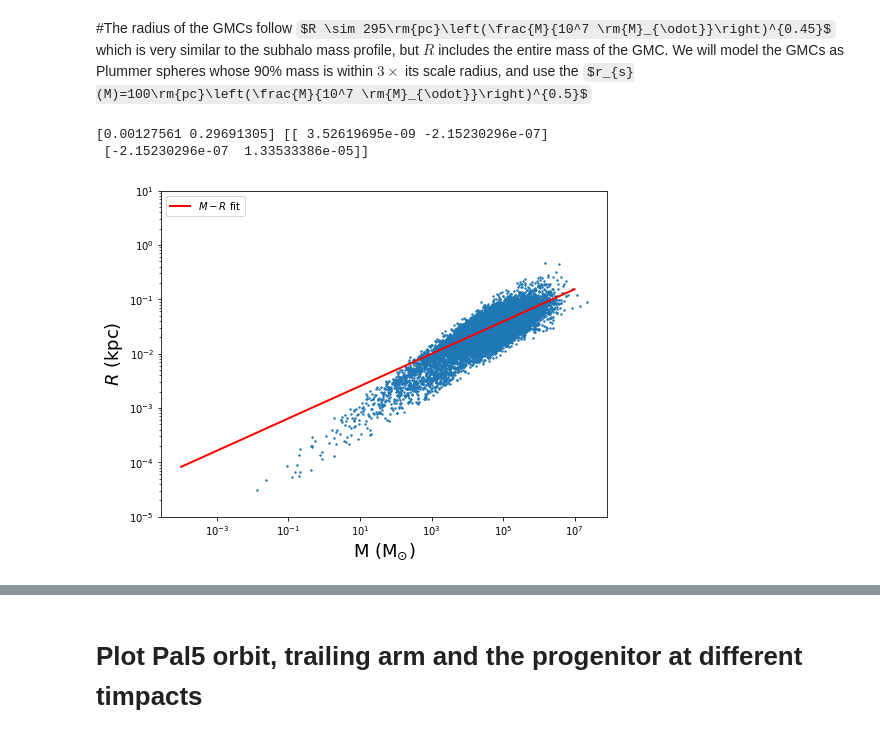
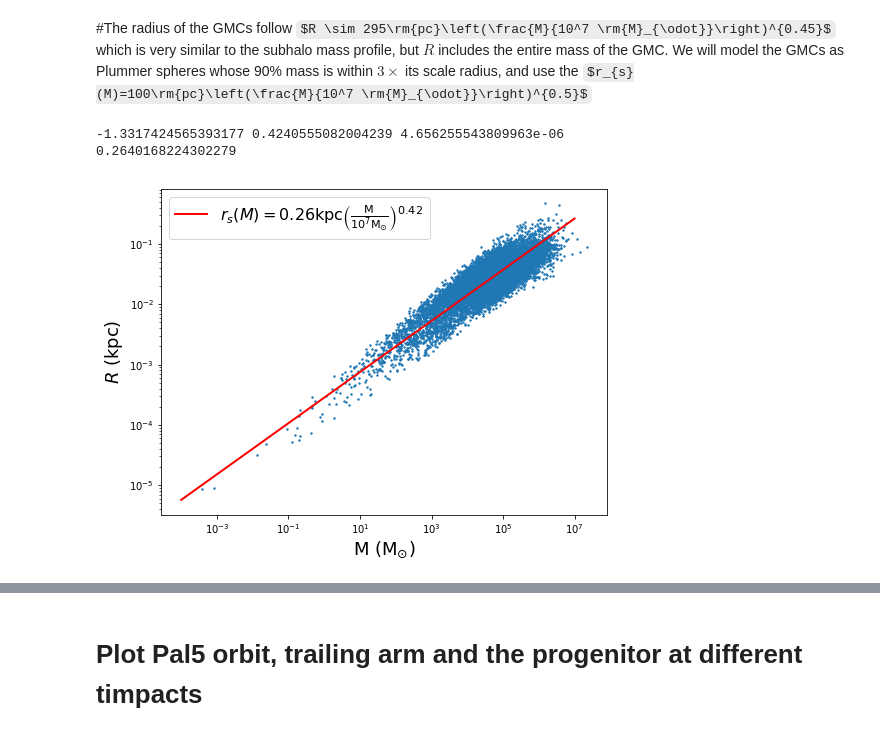
Before and after one commit to nbanik/Baryonic-effects-on-Pal5, a Jupyter notebook: molecular_clouds.ipynb, the cells around one changed output, grey strips where cells are left out. Saved outputs shown, nothing was run; the diff lists cells and outputs as text; code cells hidden in the pictures; some formulas as TeX source.

```diff
--- a/molecular_clouds.ipynb
+++ b/molecular_clouds.ipynb
@@ -112,28 +240,31 @@ R_all1,phi_all1,z_all1= lbd_to_galcencyl(l,b,D_all)
+# %%
+alpha, beta, bvar = leastsq(np.log(M_all/10**7.),np.log(Rs_all),method=3)
+
+print (alpha,beta,bvar)
+
+print (np.exp(alpha))
+# %% [output]
+-1.3317424565393177 0.4240555082004239 4.656255543809963e-06
+0.2640168224302279
 # %%
-def func1(M,A,B):
-    return A*(M)**B
-
-
-popt, pcov = curve_fit(func1, M_all, Rs_all,p0=[0.5,0.5])
-
-print (popt,pcov)
+def func(M):
+    return np.exp(alpha)*(M/10**7.)**beta
 
 mm=np.linspace(10**-4.,10**7.)
 
 plt.figure(figsize=(8,6))
 plt.scatter(M_all,Rs_all,s=2)
-plt.plot(mm,func1(mm,popt[0],popt[1]),label=r'$M-R$ fit',c='r',lw=2)
+
+plt.plot(mm,func(mm),label=r'$r_{s}(M) = %0.2f\rm{kpc}\left(\frac{M}{10^{7}\rm{M}_{\odot}}\right)^{%0.2f}$'%(np.exp(alpha),beta),c='r',lw=2)
 
 plt.xscale('log')
 plt.yscale('log')
-plt.ylim(10**-5,10)
+#plt.ylim(10**-5,10)
 #plt.xlim(0.001,10**8.)
 plt.xlabel(r'M ($\rm{M}_{\odot}$)',fontsize=18)
 plt.ylabel(r'$R$ (kpc)',fontsize=18)
-plt.legend(loc='upper left')
+plt.legend(loc='upper left',fontsize=16)
 #plt.savefig('plots/R-M.pdf')
 plt.show()
 # %% [output]
-[0.00127561 0.29691305] [[ 3.52619695e-09 -2.15230296e-07]
- [-2.15230296e-07  1.33533386e-05]]
-[figure, old version]
+[figure, new version]
```
Also changed, not shown: parts of 4 cells of this notebook.
